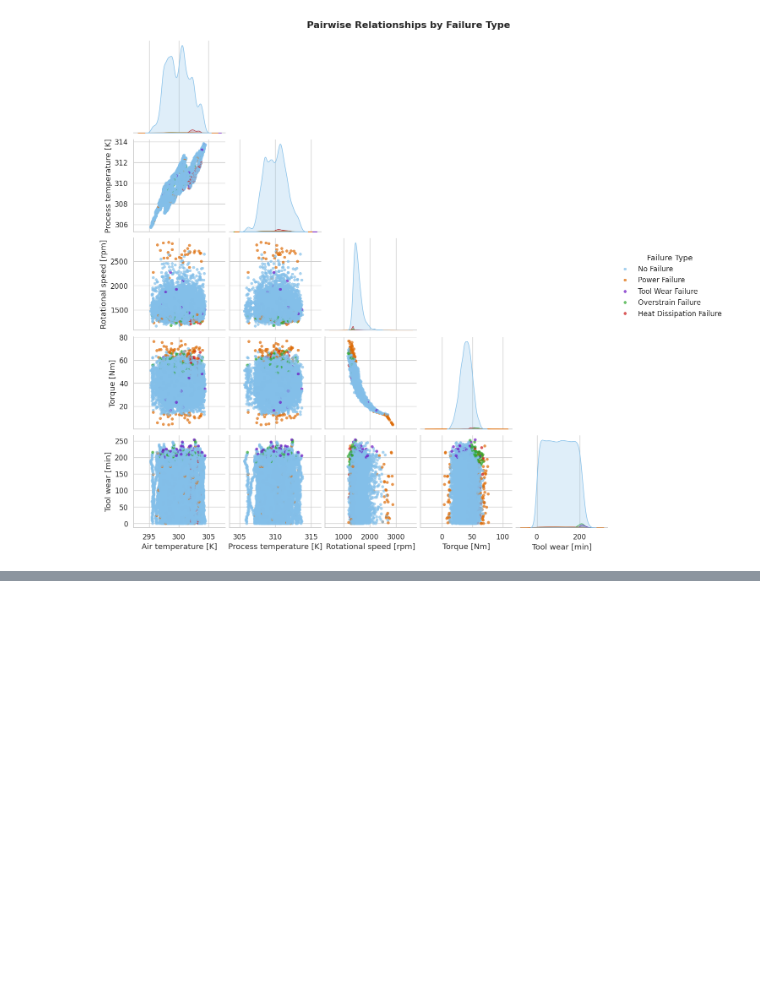
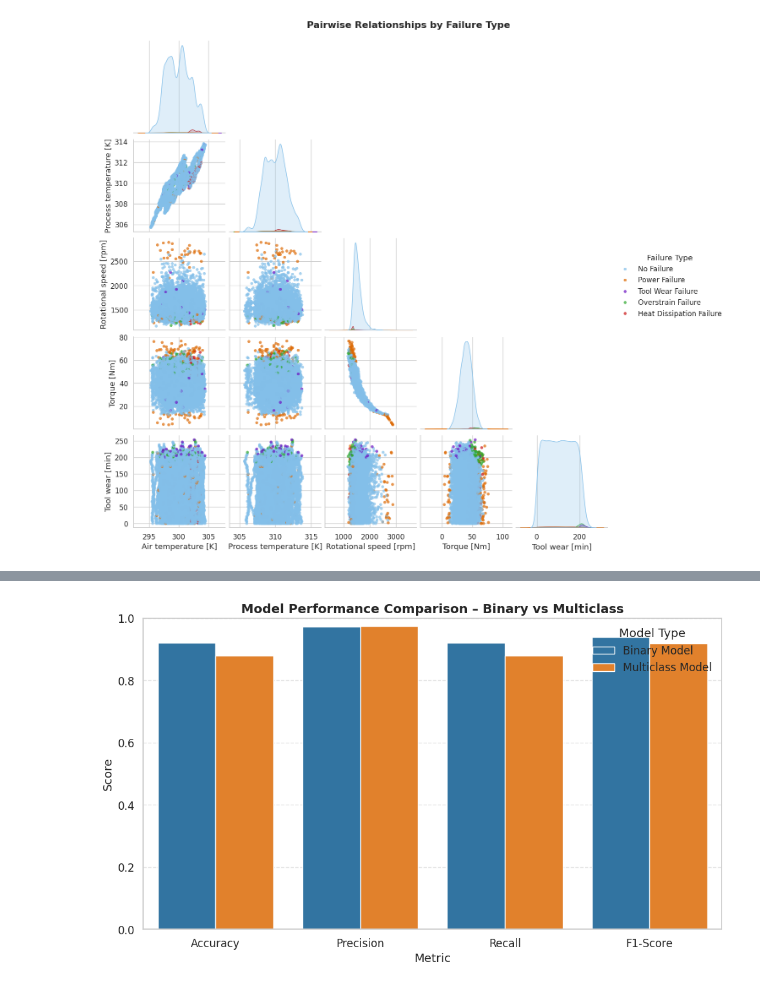
Before and after one commit to GROM1771/DPP-Stackfuel-Data-Analytics, a Jupyter notebook: notebooks/01_exploration.ipynb, the cells around one changed output, grey strips where cells are left out. Cells and saved outputs as stored; diff of their text form; code cells hidden in the pictures; blank space fills up the shorter version.

```diff
--- a/notebooks/01_exploration.ipynb
+++ b/notebooks/01_exploration.ipynb
@@ -797,0 +880,48 @@ plt.show()
+# %%
+# ============================================================
+# 8. Performance Comparison – Binary vs Multiclass Model
+# ============================================================
+
+from sklearn.metrics import precision_score, recall_score, f1_score
+
+# ---- Binary model results ----
+binary_acc  = accuracy_score(y_test, y_pred)
+binary_prec = precision_score(y_test, y_pred, average='weighted')
+binary_rec  = recall_score(y_test, y_pred, average='weighted')
+binary_f1   = f1_score(y_test, y_pred, average='weighted')
+
+# ---- Multiclass model results ----
+# ACHTUNG: hier kommen die *_multi Variablen aus deinem Multiclass-Block rein!
+multi_acc  = accuracy_score(y_test_multi, y_pred_multi)
+multi_prec = precision_score(y_test_multi, y_pred_multi, average='weighted')
+multi_rec  = recall_score(y_test_multi, y_pred_multi, average='weighted')
+multi_f1   = f1_score(y_test_multi, y_pred_multi, average='weighted')
+
+# ---- Combine results ----
+comparison_df = pd.DataFrame({
+    'Metric': ['Accuracy', 'Precision', 'Recall', 'F1-Score'],
+    'Binary Model': [binary_acc, binary_prec, binary_rec, binary_f1],
+    'Multiclass Model': [multi_acc, multi_prec, multi_rec, multi_f1]
+})
+
+# ---- Plot ----
+comparison_df_melt = comparison_df.melt(
+    id_vars='Metric', var_name='Model', value_name='Score'
+)
+
+plt.figure(figsize=(10, 6))
+sns.barplot(
+    data=comparison_df_melt,
+    x='Metric',
+    y='Score',
+    hue='Model',
+    palette=['#1f77b4', '#ff7f0e']   # kannst durch deine PALETTE_HEX ersetzen
+)
+plt.title("Model Performance Comparison – Binary vs Multiclass", fontsize=14, fontweight="bold")
+plt.ylim(0, 1.0)
+plt.grid(axis='y', linestyle='--', alpha=0.5)
+plt.legend(title="Model Type")
+plt.tight_layout()
+plt.show()
+# %% [output]
+[figure, added]
```
Also changed, not shown: parts of 21 cells of this notebook, 2 other files.
